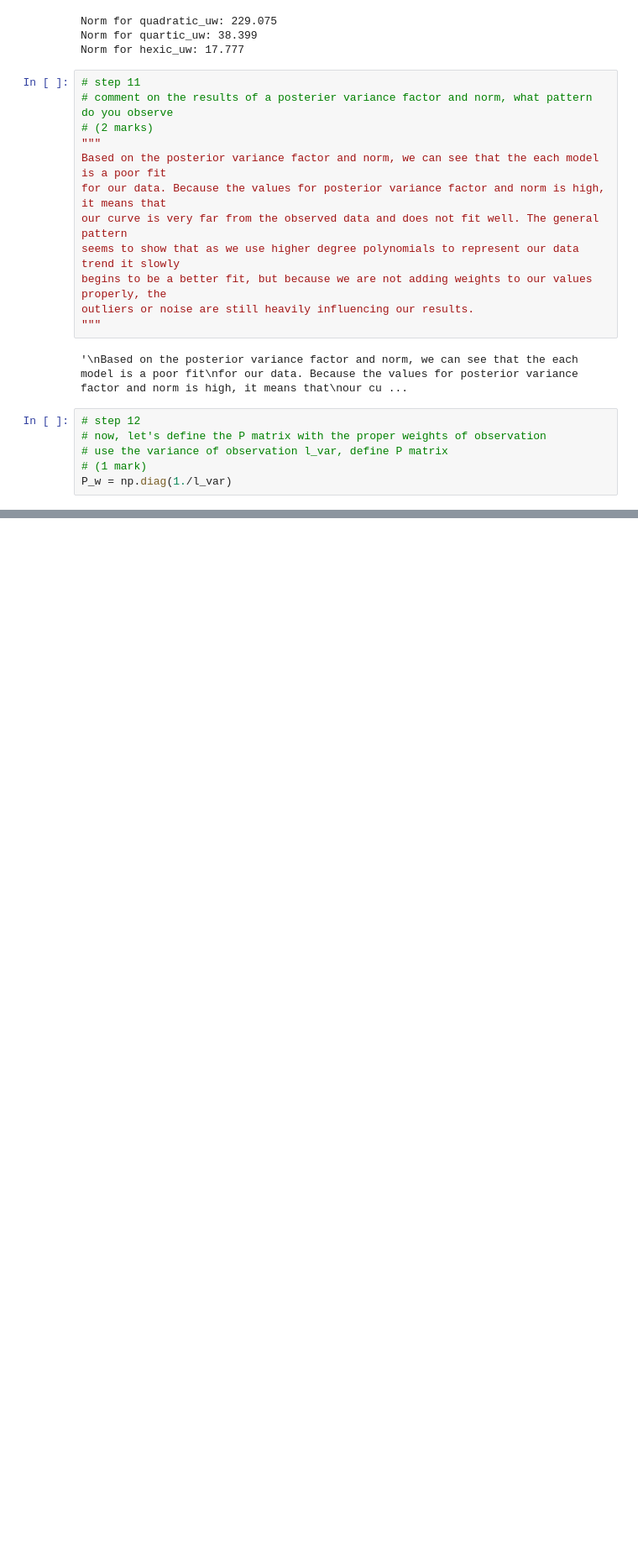
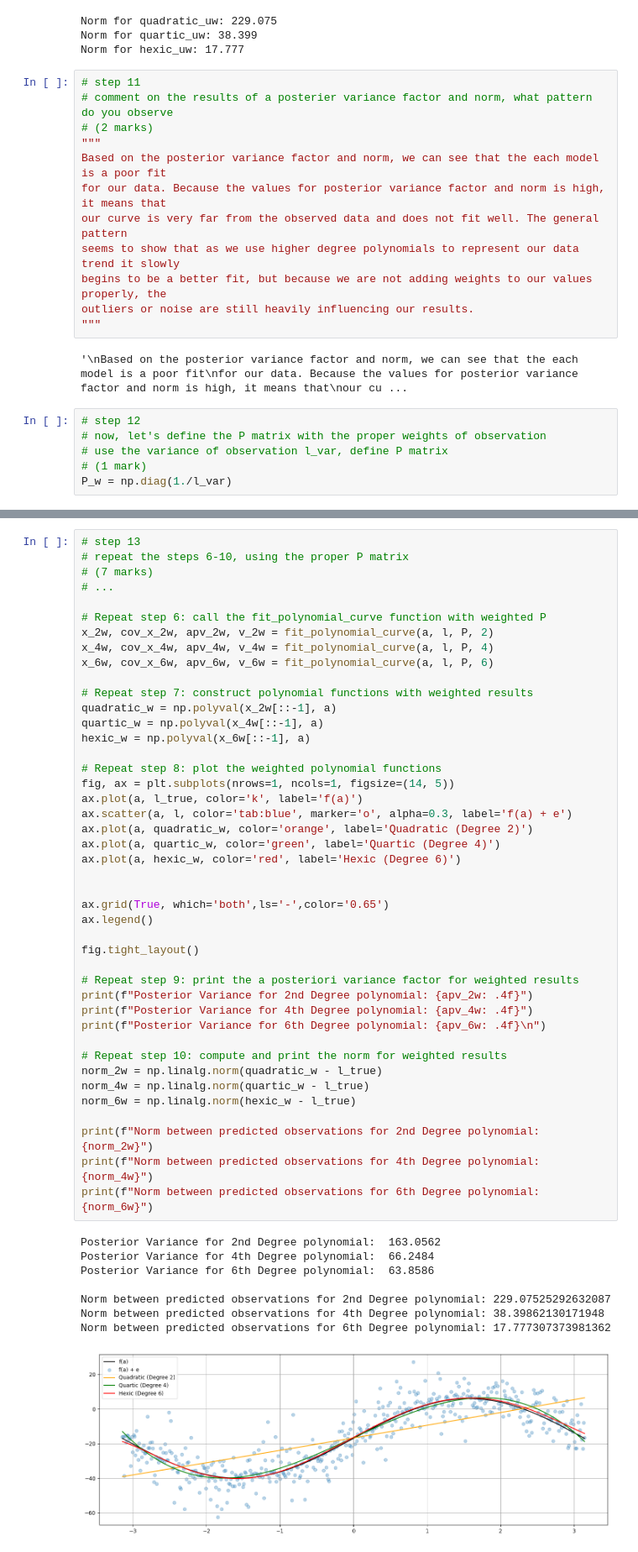
Before and after one commit to andrew-thai08/ENGG680_2025_Fall, a Jupyter notebook: Lab_Assignment1/Assignment1.ipynb, the cells around one changed output, grey strips where cells are left out. Shown at 84% size. Drawn from its saved outputs; the diff is of its cells as text; blank space fills up the shorter version.

```diff
--- a/Lab_Assignment1/Assignment1.ipynb
+++ b/Lab_Assignment1/Assignment1.ipynb
@@ -943,3 +898,55 @@ IndexError: invalid index to scalar variable.
+# %%
+# step 13
+# repeat the steps 6-10, using the proper P matrix
+# (7 marks)
+# ...
+
+# Repeat step 6: call the fit_polynomial_curve function with weighted P
+x_2w, cov_x_2w, apv_2w, v_2w = fit_polynomial_curve(a, l, P, 2)
+x_4w, cov_x_4w, apv_4w, v_4w = fit_polynomial_curve(a, l, P, 4)
+x_6w, cov_x_6w, apv_6w, v_6w = fit_polynomial_curve(a, l, P, 6)
+
+# Repeat step 7: construct polynomial functions with weighted results
+quadratic_w = np.polyval(x_2w[::-1], a)
+quartic_w = np.polyval(x_4w[::-1], a)
+hexic_w = np.polyval(x_6w[::-1], a)
+
+# Repeat step 8: plot the weighted polynomial functions
+fig, ax = plt.subplots(nrows=1, ncols=1, figsize=(14, 5))
+ax.plot(a, l_true, color='k', label='f(a)')
+ax.scatter(a, l, color='tab:blue', marker='o', alpha=0.3, label='f(a) + e')
+ax.plot(a, quadratic_w, color='orange', label='Quadratic (Degree 2)')
+ax.plot(a, quartic_w, color='green', label='Quartic (Degree 4)')
+ax.plot(a, hexic_w, color='red', label='Hexic (Degree 6)')
+
+
+ax.grid(True, which='both',ls='-',color='0.65')
+ax.legend()
+
+fig.tight_layout()
+
+# Repeat step 9: print the a posteriori variance factor for weighted results
+print(f"Posterior Variance for 2nd Degree polynomial: {apv_2w: .4f}")
+print(f"Posterior Variance for 4th Degree polynomial: {apv_4w: .4f}")
+print(f"Posterior Variance for 6th Degree polynomial: {apv_6w: .4f}\n")
+
+# Repeat step 10: compute and print the norm for weighted results
+norm_2w = np.linalg.norm(quadratic_w - l_true)
+norm_4w = np.linalg.norm(quartic_w - l_true)
+norm_6w = np.linalg.norm(hexic_w - l_true)
+
+print(f"Norm between predicted observations for 2nd Degree polynomial: {norm_2w}")
+print(f"Norm between predicted observations for 4th Degree polynomial: {norm_4w}")
+print(f"Norm between predicted observations for 6th Degree polynomial: {norm_6w}")
+# %% [output]
+Posterior Variance for 2nd Degree polynomial:  163.0562
+Posterior Variance for 4th Degree polynomial:  66.2484
+Posterior Variance for 6th Degree polynomial:  63.8586
+
+Norm between predicted observations for 2nd Degree polynomial: 229.07525292632087
+Norm between predicted observations for 4th Degree polynomial: 38.39862130171948
+Norm between predicted observations for 6th Degree polynomial: 17.777307373981362
+[figure, added]
 # %%
 # step 14
 # Compare the results of a posterier variance factor and norm from unweighted LSE and weighted LSE, what phenomena do you observe? Explain this phenomena.
```
Also changed, not shown: parts of 2 cells of this notebook.
